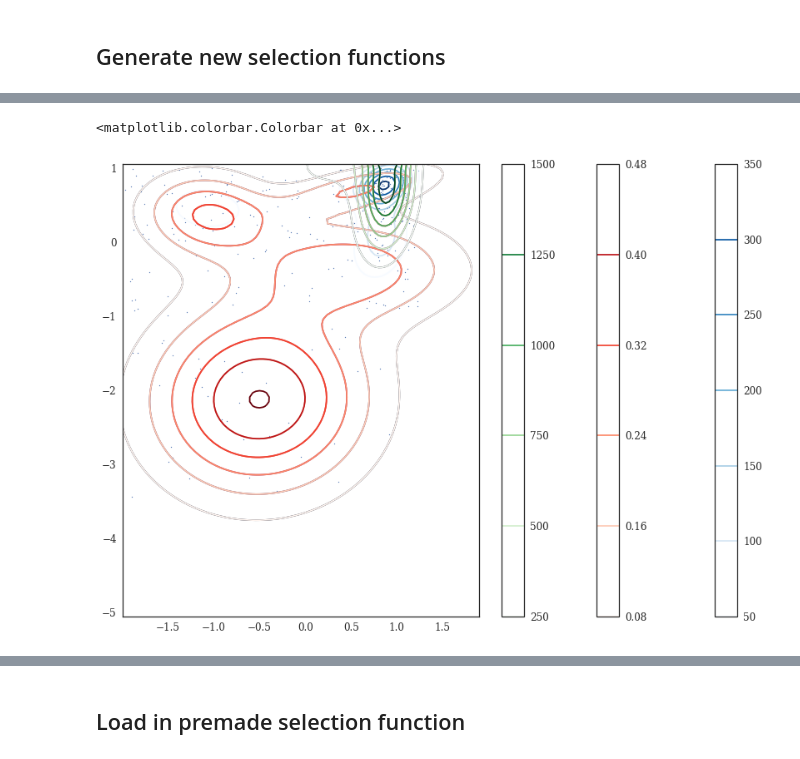
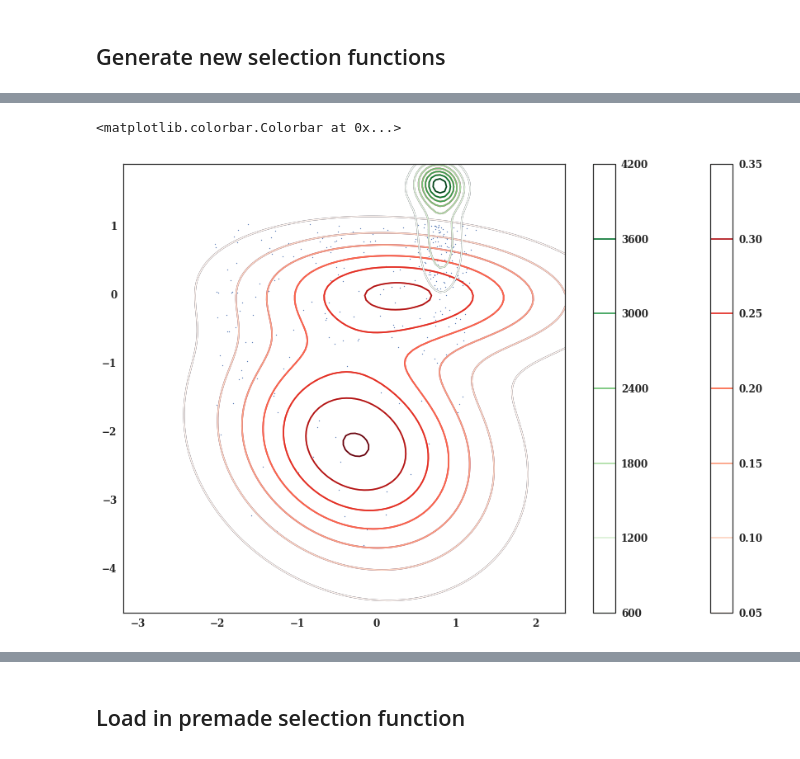
Before and after one commit to aeverall/seestar, a Jupyter notebook: examples/BGMTNC_test.ipynb, the cells around one changed output, grey strips where cells are left out. Cells and saved outputs as stored; diff of their text form; code cells hidden in the pictures.

```diff
--- a/examples/BGMTNC_test.ipynb
+++ b/examples/BGMTNC_test.ipynb
@@ -119,43 +186,31 @@ Wall time: 1.64 s
 # %%
-instsf = SF.obsSF[2.0].SF_model
-instdf = SF.obsSF[2.0].DF_model
+instsf = SF.obsSF[3.0].SF_model
+instdf = SF.obsSF[3.0].DF_model
 # %%
 import StatisticalModels
 # %%
-field=2.0
-instsf = SF.obsSF[field].SF_model
-instdf = SF.obsSF[field].DF_model
 plt.figure(figsize=(15,10))
 
 plt.scatter(instsf.y_s, instsf.x_s, s=1)
 #plt.scatter(instsf.x_s, instsf.y_s, s=0.1)
 
 #instsf.params_f = instsf.unscaleParams(instsf.params_f_scaled)
 
-x = np.linspace(instdf.rngy_s[0], instdf.rngy_s[1], 100)
-y = np.linspace(instdf.rngx_s[0], instdf.rngx_s[1], 100)
+x = np.linspace(instsf.rngy_s[0], instsf.rngy_s[1], 100)
+y = np.linspace(instsf.rngx_s[0], instsf.rngx_s[1], 100)
 xx, yy = np.meshgrid(x, y)
 
-#plt.scatter(instsf.params_f_scaled[:,0], instsf.params_f_scaled[:,1], c='g')
-#plt.scatter(instsf.params_i[:,0], instsf.params_i[:,1], c='r')
-
-all_pars = StatisticalModels.gmm_product_p(instsf.params_f_scaled, instsf.params_df)
-all_pars = all_pars.reshape(-1, all_pars.shape[-1])
-zz = StatisticalModels.bivGaussMix_vect(all_pars, yy, xx)
-plt.contour(x, y, zz, cmap='Blues')
-plt.colorbar()
-
 all_pars = instsf.params_f_scaled
-zz = StatisticalModels.bivGaussMix_vect(all_pars, yy, xx)
+zz = StatisticalModels.bivGaussMixture(all_pars, yy, xx)
 plt.contour(x, y, zz)
 plt.contour(x, y, zz, cmap='Reds')
 plt.colorbar()
 
 all_pars = instsf.params_df
-zz = StatisticalModels.bivGaussMix_vect(all_pars, yy, xx)
+zz = StatisticalModels.bivGaussMixture(all_pars, yy, xx)
 plt.contour(x, y, zz)
 plt.contour(x, y, zz, cmap='Greens')
 plt.colorbar()
 # %% [output]
 <matplotlib.colorbar.Colorbar at 0x...>
-[figure, old version]
+[figure, new version]
```
Also changed, not shown: parts of 50 cells of this notebook, 2 other files.
